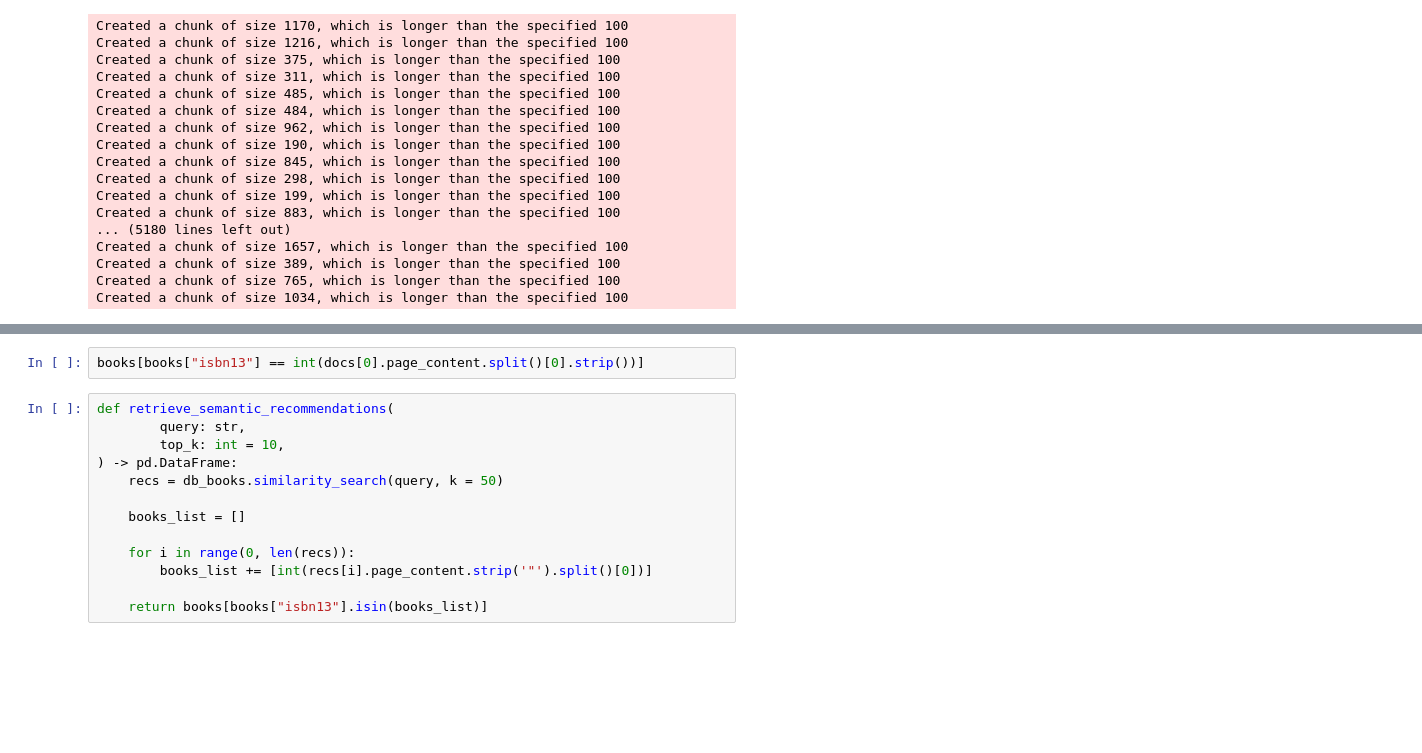
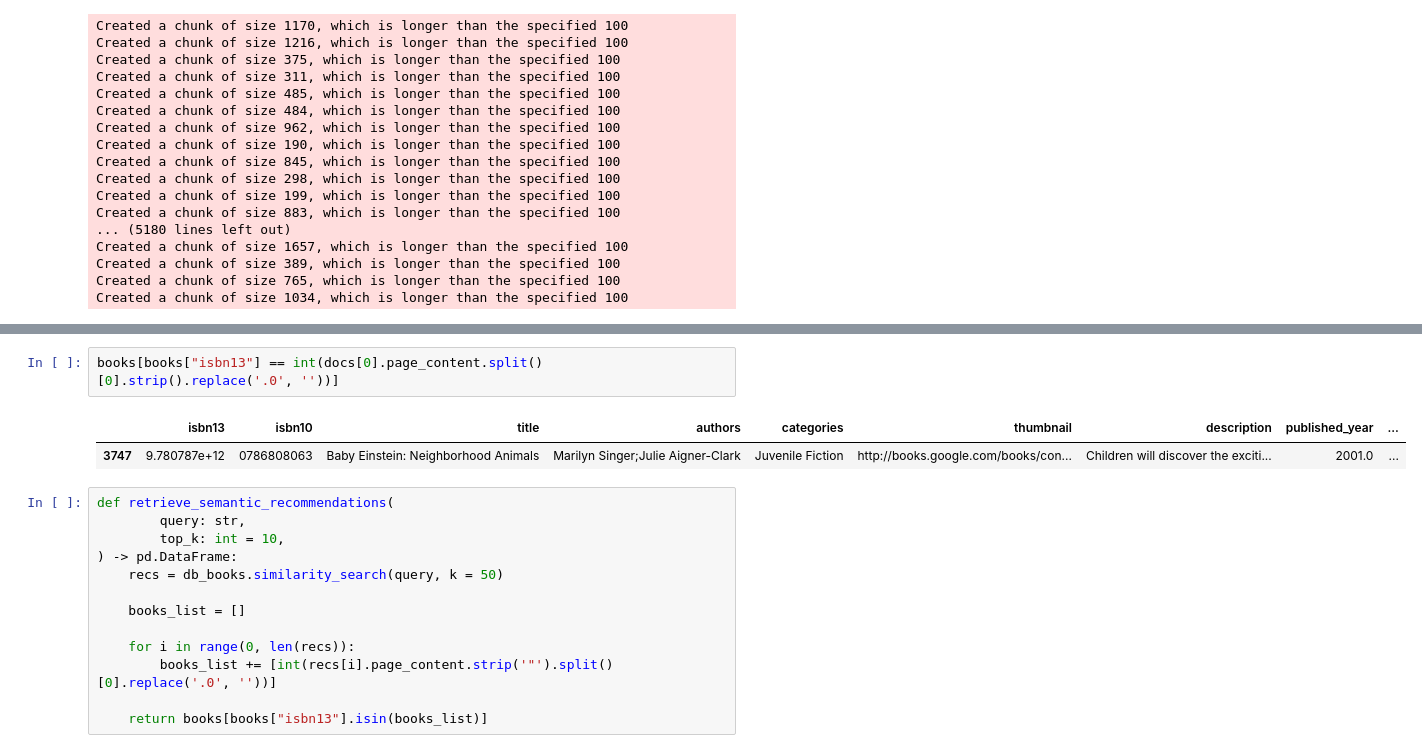
Before and after one commit to priyadhanu14/Semantic_Book_recommender, a Jupyter notebook: search/vector-search.ipynb, the cells around one changed output, grey strips where cells are left out. Cells and saved outputs as stored; diff of their text form; blank space fills up the shorter version.

```diff
--- a/search/vector-search.ipynb
+++ b/search/vector-search.ipynb
@@ -73,5 +93,8 @@ docs
 # %%
-books[books["isbn13"] == int(docs[0].page_content.split()[0].strip())]
+books[books["isbn13"] == int(docs[0].page_content.split()[0].strip().replace('.0', ''))]
+# %% [output]
+|  | isbn13 | isbn10 | title | authors | categories | thumbnail | description | published_year | ... |
+| 3747 | 9.780787e+12 | 0786808063 | Baby Einstein: Neighborhood Animals | Marilyn Singer;Julie Aigner-Clark | Juvenile Fiction | http://books.google.com/books/con... | Children will discover the exciti... | 2001.0 | ... |
 # %%
 def retrieve_semantic_recommendations(
         query: str,
@@ -82,7 +105,7 @@ def retrieve_semantic_recommendations(
     books_list = []
 
     for i in range(0, len(recs)):
-        books_list += [int(recs[i].page_content.strip('"').split()[0])]
+        books_list += [int(recs[i].page_content.strip('"').split()[0].replace('.0', ''))]
 
     return books[books["isbn13"].isin(books_list)]
 # %%
```
Also changed, not shown: parts of 5 cells of this notebook, 4 other files.
